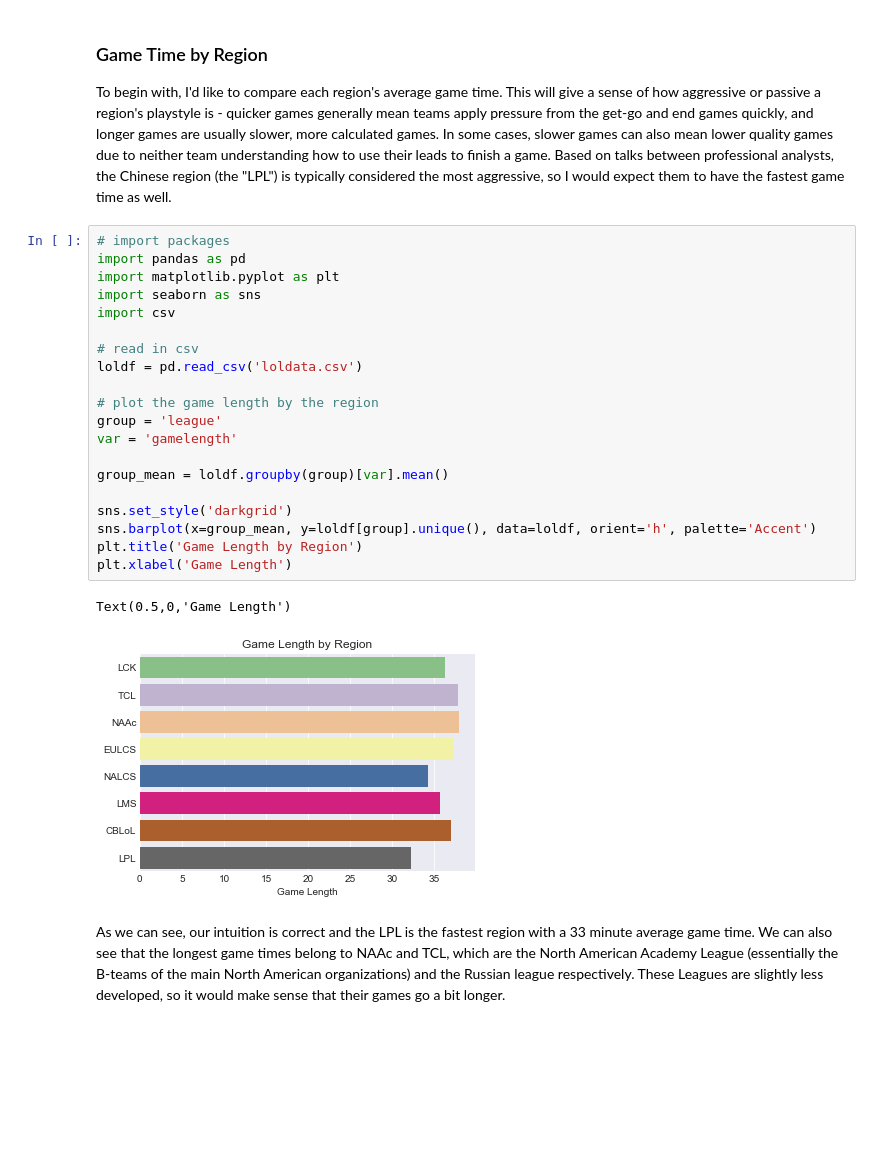
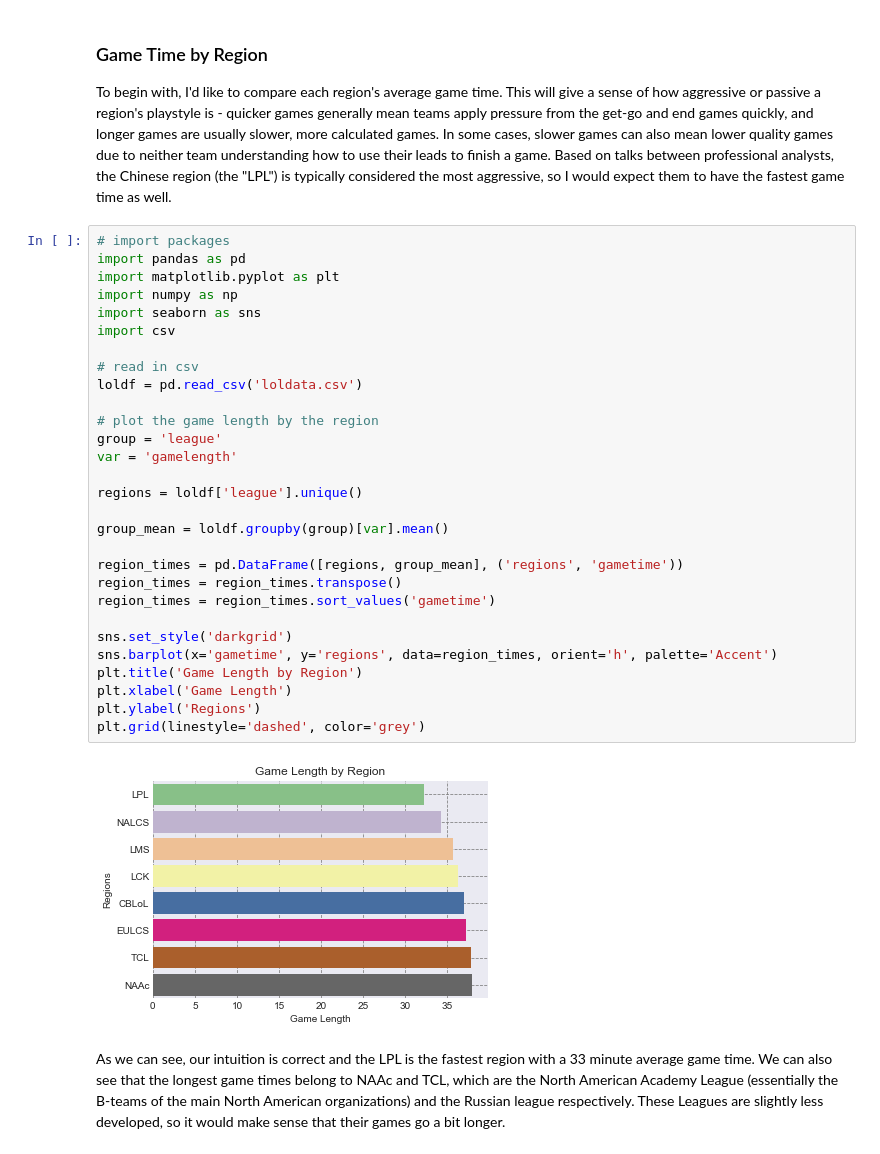
Before and after one commit to vanadgir/Springboard-Data-Science-Career-Track, a Jupyter notebook: 7.2 Apply Data Storytelling/Capstone1_DataStory.ipynb, the cells around one changed output. Cells and saved outputs as stored; diff of their text form; blank space fills up the shorter version.

```diff
--- a/7.2 Apply Data Storytelling/Capstone1_DataStory.ipynb
+++ b/7.2 Apply Data Storytelling/Capstone1_DataStory.ipynb
@@ -18,26 +18,34 @@ To begin with, I'd like to compare each region's average game time. This will gi
 # %%
 # import packages
 import pandas as pd
 import matplotlib.pyplot as plt
+import numpy as np
 import seaborn as sns
 import csv
 
 # read in csv
 loldf = pd.read_csv('loldata.csv')
 
 # plot the game length by the region
 group = 'league'
 var = 'gamelength'
 
+regions = loldf['league'].unique()
+
 group_mean = loldf.groupby(group)[var].mean()
 
+region_times = pd.DataFrame([regions, group_mean], ('regions', 'gametime'))
+region_times = region_times.transpose()
+region_times = region_times.sort_values('gametime')
+
 sns.set_style('darkgrid')
-sns.barplot(x=group_mean, y=loldf[group].unique(), data=loldf, orient='h', palette='Accent')
+sns.barplot(x='gametime', y='regions', data=region_times, orient='h', palette='Accent')
 plt.title('Game Length by Region')
 plt.xlabel('Game Length')
+plt.ylabel('Regions')
+plt.grid(linestyle='dashed', color='grey')
 # %% [output]
-Text(0.5,0,'Game Length')
-[figure, old version]
+[figure, new version]
 # %% [markdown]
  As we can see, our intuition is correct and the LPL is the fastest region with a 33 minute average game time. We can also see that the longest game times belong to NAAc and TCL, which are the North American Academy League (essentially the B-teams of the main North American organizations) and the Russian league respectively. These Leagues are slightly less developed, so it would make sense that their games go a bit longer.
 # %% [markdown]
```
Also changed, not shown: parts of 3 cells of this notebook.
